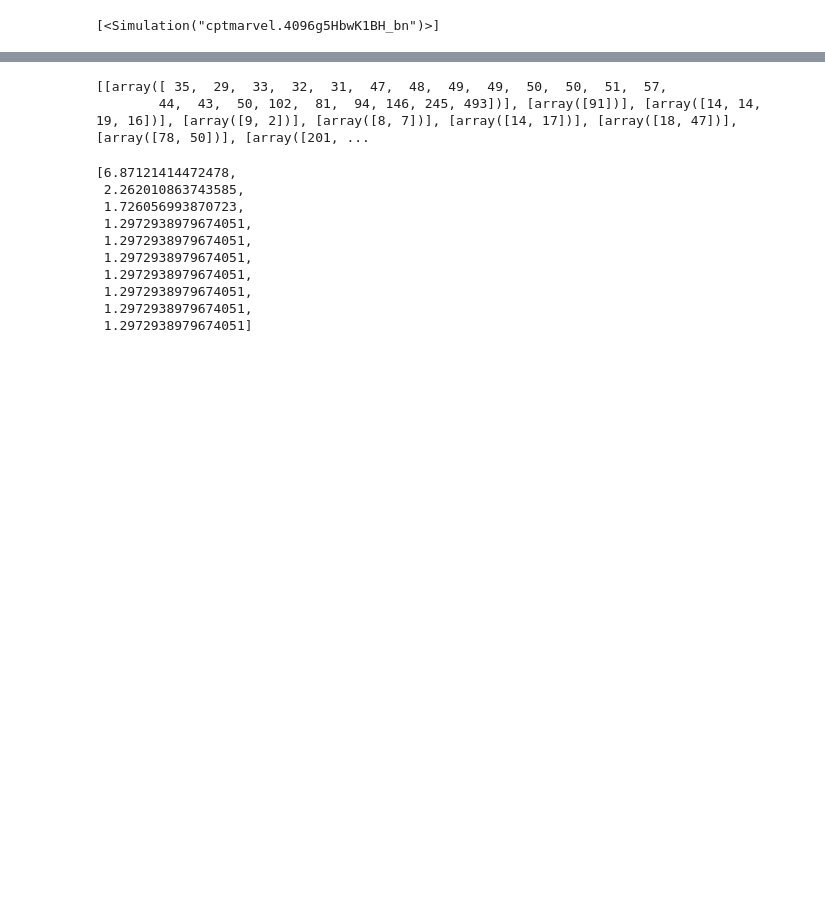
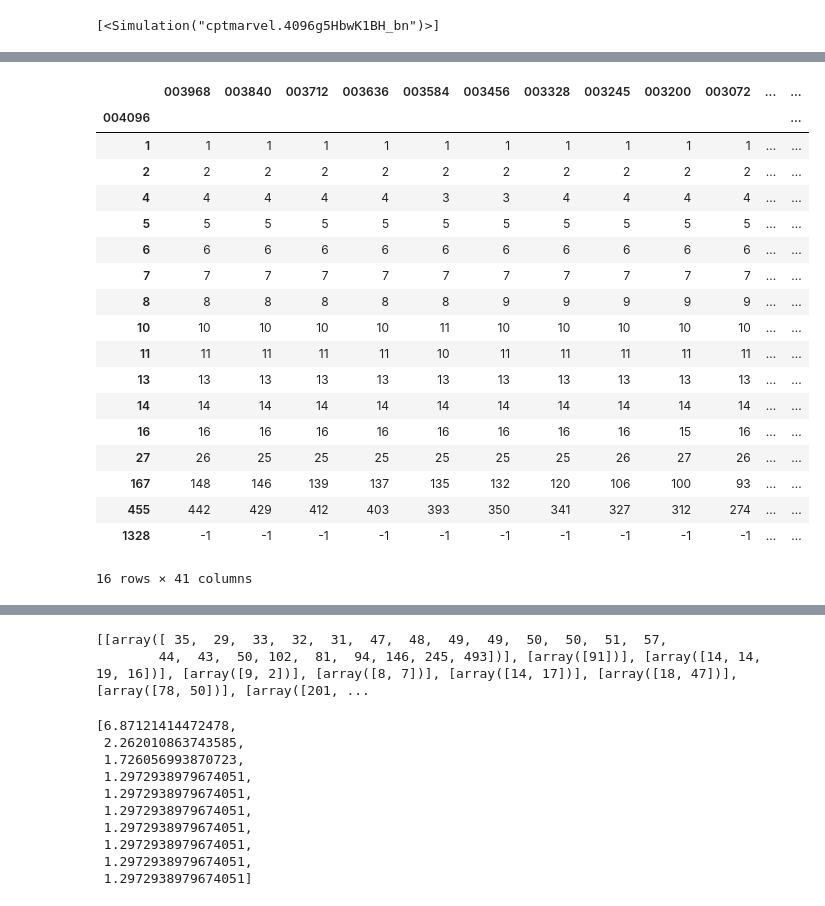
Before and after one commit to nssent25/pynbody, a Jupyter notebook: Tangos/TangosMergerTree.ipynb, the cells around one changed output, grey strips where cells are left out. Drawn from its saved outputs; the diff is of its cells as text; code cells hidden in the pictures; blank space fills up the shorter version.

Commit message:
progenitor merging

```diff
--- a/Tangos/TangosMergerTree.ipynb
+++ b/Tangos/TangosMergerTree.ipynb
@@ -72,0 +73,2 @@ halo.keys()
+# %%
+timestep = tangos.get_timestep("cptmarvel.4096g5HbwK1BH_bn/%4096")
@@ -72,0 +121,41 @@ halo.keys()
+# %%
+# code to kinda replicate halo trace in tangos??
+import pandas as pd
+
+def trace_halos(halos, timesteps, save_file='halo_trace.h5'):
+    uniqhaloid = [halo.halo_number for halo in halos]
+
+    # Include ALL timesteps (including the current one)
+    columns = [step.extension[-6:] for step in timesteps]
+    columns.reverse()
+    print(columns)
+
+    df = pd.DataFrame(index=uniqhaloid, columns=columns)
+
+    for halo in halos:
+        print(f"Halo ID: {halo.halo_number}, Mass: {halo['Mvir']}, Stars: {halo.NStar}")
+        halo_numbers, dbids = halo.calculate_for_progenitors("halo_number()", "dbid()")
+        redshifts = [tangos.get_halo(dbid).timestep.extension[-6:] for dbid in dbids]
+        print(f"\tProgenitor Halo Numbers: {halo_numbers}, Snapshot: {redshifts}\n")
+
+        df.loc[halo.halo_number, redshifts] = halo_numbers
+
+    # Replace NaN with -1 and change all types to int
+    df = df.fillna(-1).astype(int)
+
+    # Set the index to be the values from the '004096' column
+    df.index = df['004096']
+    df.index.name = '004096'
+    df = df.drop(columns=['004096'])  # Drop the '004096' column as it's now the index
+
+    if save_file:
+        print('Saving to: ' + os.path.abspath(save_file))
+        if os.path.isfile(save_file):
+            print('File exists: ' + save_file)
+            print('Aborting')
+            return df
+        df.to_hdf(save_file, key='ids')
+
+    return df
+# %%
+dfs = trace_halos(halos_with_stars, total_timesteps, save_file='tangos_halo_trace.h5')
@@ -72,0 +180,22 @@ halo.keys()
+# %%
+dfs
+# %% [output]
+|  | 003968 | 003840 | 003712 | 003636 | 003584 | 003456 | 003328 | 003245 | 003200 | 003072 | ... | ... |
+| 004096 |  |  |  |  |  |  |  |  |  |  |  | ... |
+| 1 | 1 | 1 | 1 | 1 | 1 | 1 | 1 | 1 | 1 | 1 | ... | ... |
+| 2 | 2 | 2 | 2 | 2 | 2 | 2 | 2 | 2 | 2 | 2 | ... | ... |
+| 4 | 4 | 4 | 4 | 4 | 3 | 3 | 4 | 4 | 4 | 4 | ... | ... |
+| 5 | 5 | 5 | 5 | 5 | 5 | 5 | 5 | 5 | 5 | 5 | ... | ... |
+| 6 | 6 | 6 | 6 | 6 | 6 | 6 | 6 | 6 | 6 | 6 | ... | ... |
+| 7 | 7 | 7 | 7 | 7 | 7 | 7 | 7 | 7 | 7 | 7 | ... | ... |
+| 8 | 8 | 8 | 8 | 8 | 8 | 9 | 9 | 9 | 9 | 9 | ... | ... |
+| 10 | 10 | 10 | 10 | 10 | 11 | 10 | 10 | 10 | 10 | 10 | ... | ... |
+| 11 | 11 | 11 | 11 | 11 | 10 | 11 | 11 | 11 | 11 | 11 | ... | ... |
+| 13 | 13 | 13 | 13 | 13 | 13 | 13 | 13 | 13 | 13 | 13 | ... | ... |
+| 14 | 14 | 14 | 14 | 14 | 14 | 14 | 14 | 14 | 14 | 14 | ... | ... |
+| 16 | 16 | 16 | 16 | 16 | 16 | 16 | 16 | 16 | 15 | 16 | ... | ... |
+| 27 | 26 | 25 | 25 | 25 | 25 | 25 | 25 | 26 | 27 | 26 | ... | ... |
+| 167 | 148 | 146 | 139 | 137 | 135 | 132 | 120 | 106 | 100 | 93 | ... | ... |
+| 455 | 442 | 429 | 412 | 403 | 393 | 350 | 341 | 327 | 312 | 274 | ... | ... |
+| 1328 | -1 | -1 | -1 | -1 | -1 | -1 | -1 | -1 | -1 | -1 | ... | ... |
+16 rows × 41 columns
```
Also changed, not shown: parts of 23 cells of this notebook, 1 other file.
